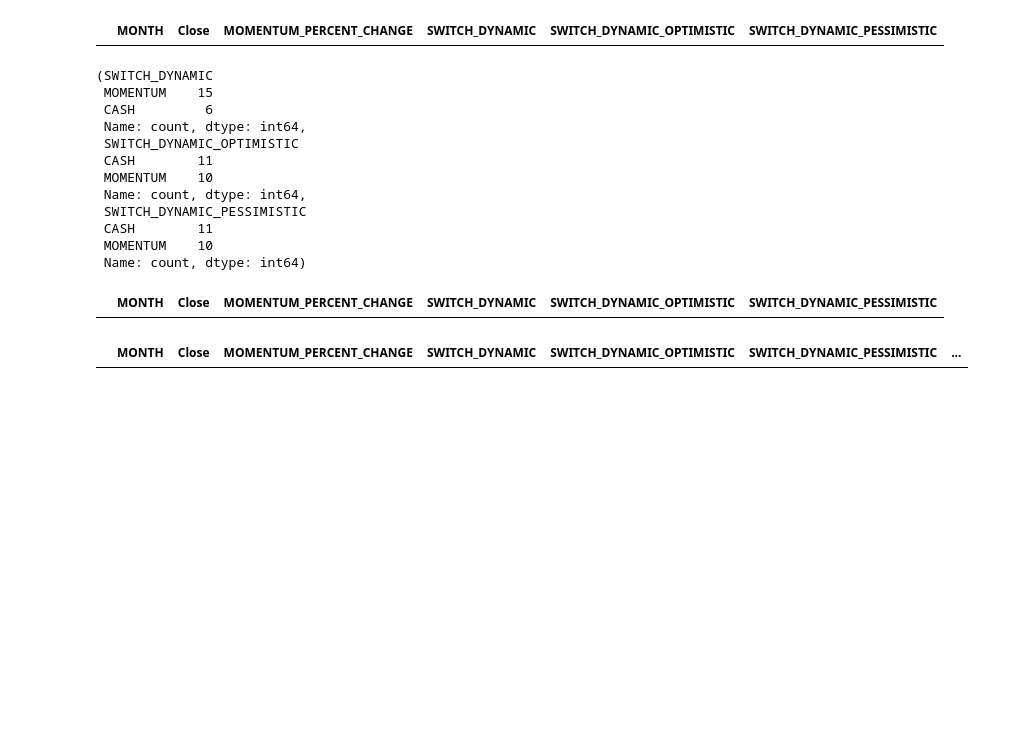
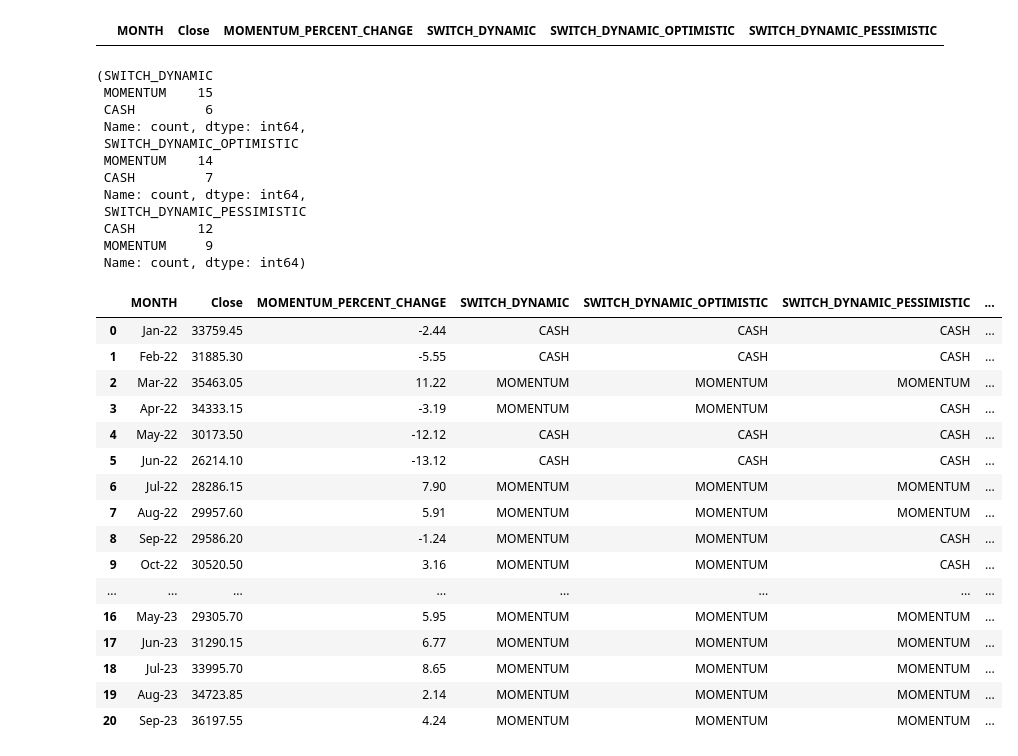
Before and after one commit to NirantK/invest, a Jupyter notebook: nbs/02_Alpha_Switch_Cash.ipynb, the cells around one changed output. Saved outputs shown, nothing was run; the diff lists cells and outputs as text; code cells hidden in the pictures; blank space fills up the shorter version.

```diff
--- a/nbs/02_Alpha_Switch_Cash.ipynb
+++ b/nbs/02_Alpha_Switch_Cash.ipynb
@@ -120,7 +145,3 @@ latest_df[latest_df['MOMENTUM_PERCENT_CHANGE'].isna()]
 # %% [output]
 |  | MONTH | Close | MOMENTUM_PERCENT_CHANGE |
 | 0 | Feb-18 | 13309.95 | NaN |
-# %%
-# Keep most recent 21 months
-latest_df = latest_df.iloc[-21:]
-latest_df
@@ -145 +148,3 @@ latest_df
+# %%
+latest_df = latest_df[-21:]  # Exclude what was used to find the quantiles
 # %%
@@ -178,66 +208,98 @@ switch_df[switch_df.isna().any(axis=1)]
 # %% [output]
 |  | MONTH | Close | MOMENTUM_PERCENT_CHANGE | SWITCH_DYNAMIC | SWITCH_DYNAMIC_OPTIMISTIC | SWITCH_DYNAMIC_PESSIMISTIC |
 # %%
-switch_df['SWITCH_DYNAMIC'].value_counts(), switch_df['SWITCH_DYNAMIC_OPTIMISTIC'].value_counts(), switch_df['SWITCH_DYNAMIC_PESSIMISTIC'].value_counts()
+switch_df["SWITCH_DYNAMIC"].value_counts(), switch_df[
+    "SWITCH_DYNAMIC_OPTIMISTIC"
+].value_counts(), switch_df["SWITCH_DYNAMIC_PESSIMISTIC"].value_counts()
 # %% [output]
 (SWITCH_DYNAMIC
  MOMENTUM    15
  CASH         6
  Name: count, dtype: int64,
  SWITCH_DYNAMIC_OPTIMISTIC
- CASH        11
- MOMENTUM    10
+ MOMENTUM    14
+ CASH         7
  Name: count, dtype: int64,
  SWITCH_DYNAMIC_PESSIMISTIC
- CASH        11
- MOMENTUM    10
+ CASH        12
+ MOMENTUM     9
  Name: count, dtype: int64)
-# %%
-switch_df[48:]
-# %% [output]
-|  | MONTH | Close | MOMENTUM_PERCENT_CHANGE | SWITCH_DYNAMIC | SWITCH_DYNAMIC_OPTIMISTIC | SWITCH_DYNAMIC_PESSIMISTIC |
 # %%
-def add_amount_based_on_strategy(df: pd.DataFrame, strategy: str, initial_amount: float = 1000.0, momentum_col: str = 'Close') -> pd.DataFrame:
+# Modify the function to use the strategy from the previous month to decide the current month's returns
+def add_amount_based_on_strategy(
+    df: pd.DataFrame,
+    strategy: str,
+    initial_amount: float = 1000.0,
+    momentum_col: str = "Close",
+) -> pd.DataFrame:
     """
     Adds an 'AMOUNT_<STRATEGY>' column to the DataFrame based on the given cash-only strategy.
 
     Parameters:
         df (pd.DataFrame): The DataFrame to which the new column will be added.
         strategy (str): The strategy column based on which the amount will be calculated.
         initial_amount (float): The initial amount of investment. Default is 1000 INR.
         momentum_col (str): The column representing the momentum TRI. Default is 'NIFTY 200 MOMENTUM 30 TRI'.
 
     Returns:
         pd.DataFrame: DataFrame with the new 'AMOUNT_<STRATEGY>' column added.
     """
     df_copy = df.copy()
     amount_list = [initial_amount]  # Start with the initial amount
-    amount_col = f'AMOUNT_{strategy}'
+    amount_col = f"AMOUNT_{strategy}"
 
     for idx in range(1, len(df)):
         prev_row = df_copy.iloc[idx - 1]
         current_row = df_copy.iloc[idx]
 
-        if current_row[strategy] == "MOMENTUM":
-            current_amount = amount_list[-1] * (current_row[momentum_col] / prev_row[momentum_col])
+        # Use the strategy from the previous month to decide the current month's amount
+        if prev_row[strategy] == "MOMENTUM":
+            current_amount = amount_list[-1] * (
+                current_row[momentum_col] / prev_row[momentum_col]
+            )
         else:
             current_amount = amount_list[-1]  # In CASH, just copy the previous value
 
         amount_list.append(current_amount)
 
     df_copy[amount_col] = amount_list  # No more slicing, now the lengths should match
 
     return df_copy
 
-amount_df = add_amount_based_on_strategy(switch_df, strategy='SWITCH_DYNAMIC_OPTIMISTIC', initial_amount=1000.0)
-amount_df = add_amount_based_on_strategy(amount_df, strategy='SWITCH_DYNAMIC', initial_amount=1000.0)
-amount_df = add_amount_based_on_strategy(amount_df, strategy='SWITCH_DYNAMIC_PESSIMISTIC', initial_amount=1000.0)
+
+amount_df = add_amount_based_on_strategy(
+    switch_df, strategy="SWITCH_DYNAMIC_OPTIMISTIC", initial_amount=1000.0
+)
+amount_df = add_amount_based_on_strategy(
+    amount_df, strategy="SWITCH_DYNAMIC", initial_amount=1000.0
+)
+amount_df = add_amount_based_on_strategy(
+    amount_df, strategy="SWITCH_DYNAMIC_PESSIMISTIC", initial_amount=1000.0
+)
 
 # round the values to 2 decimal places
-amount_df['AMOUNT_SWITCH_DYNAMIC'] = amount_df['AMOUNT_SWITCH_DYNAMIC'].round(2)
-amount_df['AMOUNT_SWITCH_DYNAMIC_OPTIMISTIC'] = amount_df['AMOUNT_SWITCH_DYNAMIC_OPTIMISTIC'].round(2)
-amount_df[42:90]
+amount_df["AMOUNT_SWITCH_DYNAMIC"] = amount_df["AMOUNT_SWITCH_DYNAMIC"].round(2)
+amount_df["AMOUNT_SWITCH_DYNAMIC_OPTIMISTIC"] = amount_df[
+    "AMOUNT_SWITCH_DYNAMIC_OPTIMISTIC"
+].round(2)
+amount_df.tail(24)
 # %% [output]
 |  | MONTH | Close | MOMENTUM_PERCENT_CHANGE | SWITCH_DYNAMIC | SWITCH_DYNAMIC_OPTIMISTIC | SWITCH_DYNAMIC_PESSIMISTIC | ... |
+| 0 | Jan-22 | 33759.45 | -2.44 | CASH | CASH | CASH | ... |
+| 1 | Feb-22 | 31885.30 | -5.55 | CASH | CASH | CASH | ... |
+| 2 | Mar-22 | 35463.05 | 11.22 | MOMENTUM | MOMENTUM | MOMENTUM | ... |
+| 3 | Apr-22 | 34333.15 | -3.19 | MOMENTUM | MOMENTUM | CASH | ... |
+| 4 | May-22 | 30173.50 | -12.12 | CASH | CASH | CASH | ... |
+| 5 | Jun-22 | 26214.10 | -13.12 | CASH | CASH | CASH | ... |
+| 6 | Jul-22 | 28286.15 | 7.90 | MOMENTUM | MOMENTUM | MOMENTUM | ... |
+| 7 | Aug-22 | 29957.60 | 5.91 | MOMENTUM | MOMENTUM | MOMENTUM | ... |
+| 8 | Sep-22 | 29586.20 | -1.24 | MOMENTUM | MOMENTUM | CASH | ... |
+| 9 | Oct-22 | 30520.50 | 3.16 | MOMENTUM | MOMENTUM | CASH | ... |
+| ... | ... | ... | ... | ... | ... | ... | ... |
+| 16 | May-23 | 29305.70 | 5.95 | MOMENTUM | MOMENTUM | MOMENTUM | ... |
+| 17 | Jun-23 | 31290.15 | 6.77 | MOMENTUM | MOMENTUM | MOMENTUM | ... |
+| 18 | Jul-23 | 33995.70 | 8.65 | MOMENTUM | MOMENTUM | MOMENTUM | ... |
+| 19 | Aug-23 | 34723.85 | 2.14 | MOMENTUM | MOMENTUM | MOMENTUM | ... |
+| 20 | Sep-23 | 36197.55 | 4.24 | MOMENTUM | MOMENTUM | MOMENTUM | ... |
 # %%
 # number of changes from CASH to MOMENTUM and vice versa
```
Also changed, not shown: parts of 9 cells of this notebook.
